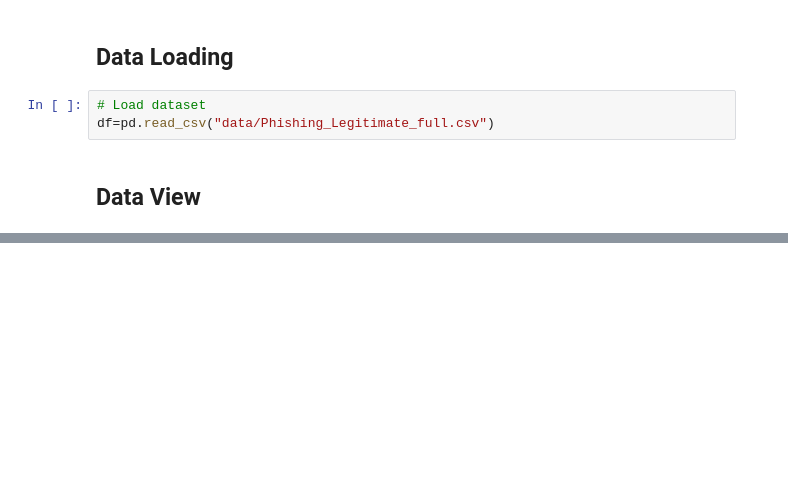
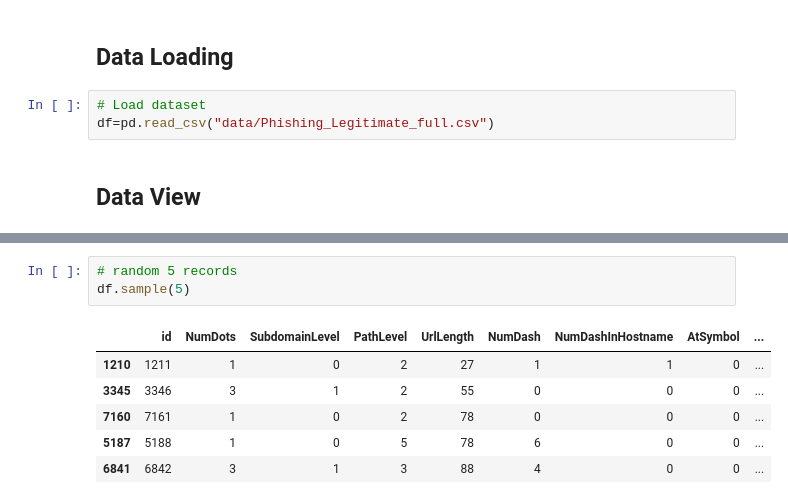
Before and after one commit to QaziSaim/Phishing-Domain-Detection, a Jupyter notebook: notebook/PhishingClassifierProject.ipynb, the cells around one changed output, grey strips where cells are left out. Cells and saved outputs as stored; diff of their text form; blank space fills up the shorter version.

```diff
--- a/notebook/PhishingClassifierProject.ipynb
+++ b/notebook/PhishingClassifierProject.ipynb
@@ -97,0 +96,10 @@ df.tail()
+# %%
+# random 5 records
+df.sample(5)
+# %% [output]
+|  | id | NumDots | SubdomainLevel | PathLevel | UrlLength | NumDash | NumDashInHostname | AtSymbol | ... |
+| 1210 | 1211 | 1 | 0 | 2 | 27 | 1 | 1 | 0 | ... |
+| 3345 | 3346 | 3 | 1 | 2 | 55 | 0 | 0 | 0 | ... |
+| 7160 | 7161 | 1 | 0 | 2 | 78 | 0 | 0 | 0 | ... |
+| 5187 | 5188 | 1 | 0 | 5 | 78 | 6 | 0 | 0 | ... |
+| 6841 | 6842 | 3 | 1 | 3 | 88 | 4 | 0 | 0 | ... |
```
Also changed, not shown: parts of 2 cells of this notebook.
